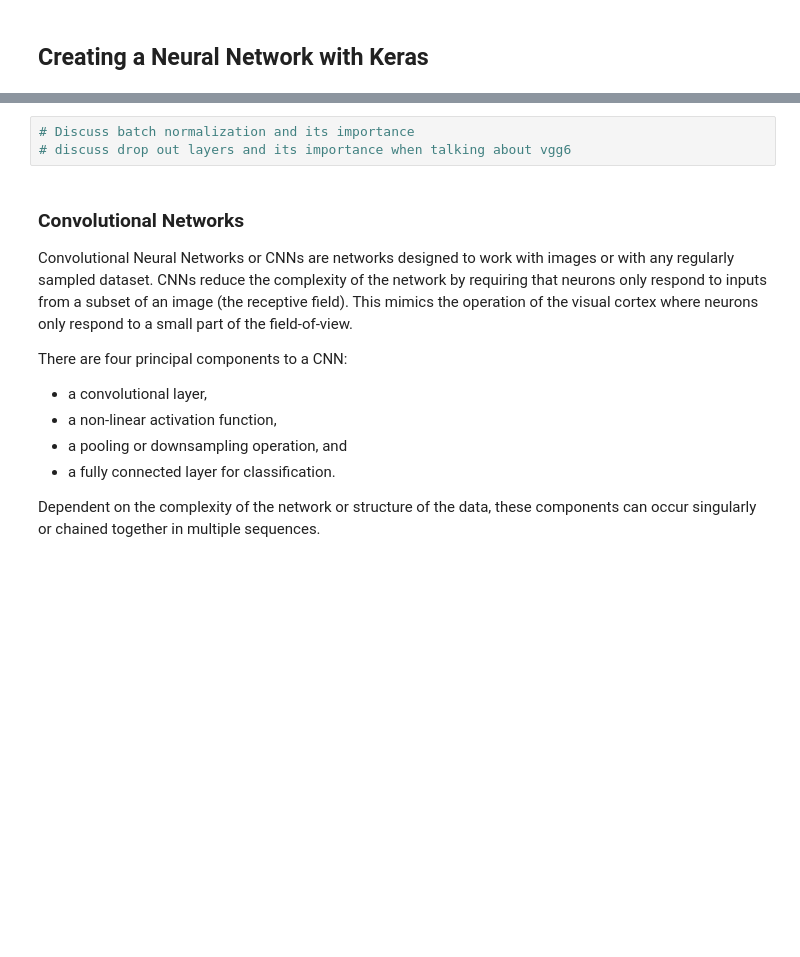
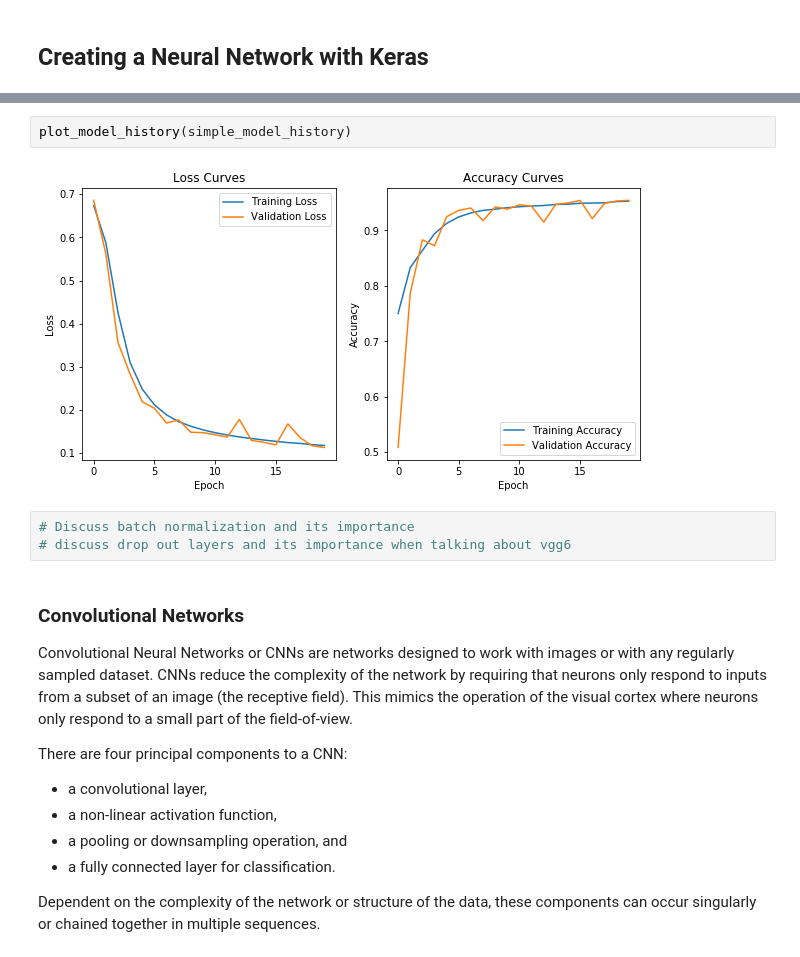
Before and after one commit to astroML/astroML-workshop_AAS235, a Jupyter notebook: deep_learning/neural_network.ipynb, the cells around one changed output, grey strips where cells are left out. Drawn from its saved outputs; the diff is of its cells as text; blank space fills up the shorter version.

```diff
--- a/deep_learning/neural_network.ipynb
+++ b/deep_learning/neural_network.ipynb
@@ -398,3 +427,7 @@ plt.show()
+# %%
+plot_model_history(simple_model_history)
+# %% [output]
+[figure, added]
 # %%
 # Discuss batch normalization and its importance
 # discuss drop out layers and its importance when talking about vgg6
```
Also changed, not shown: parts of 26 cells of this notebook.
